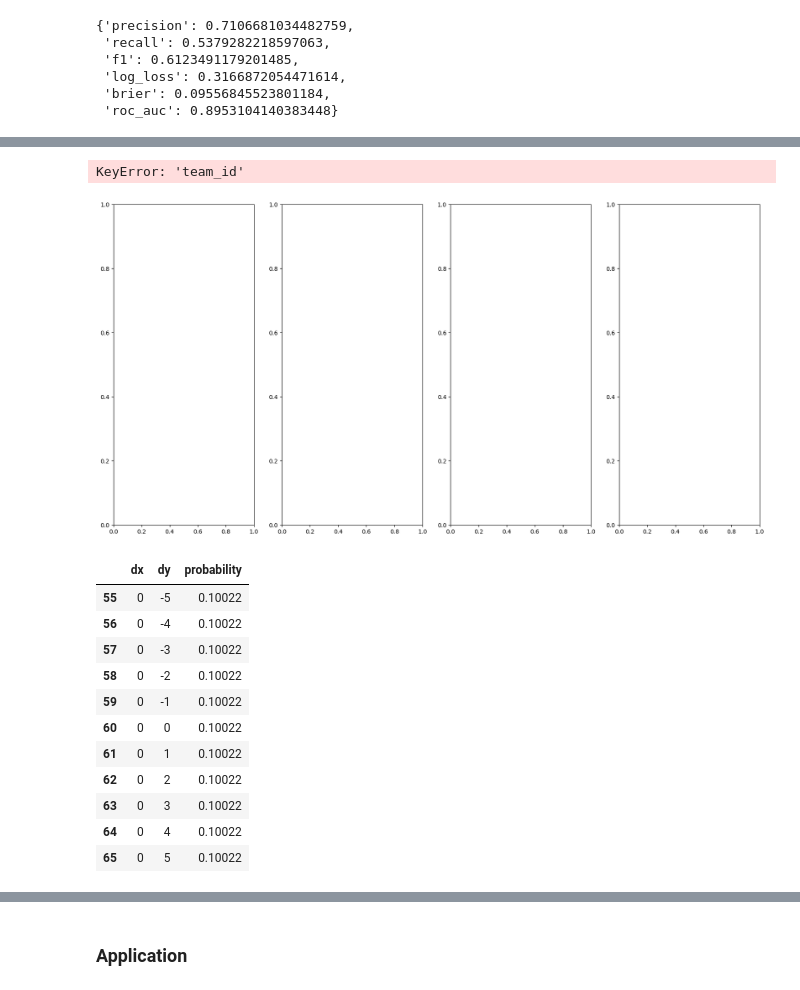
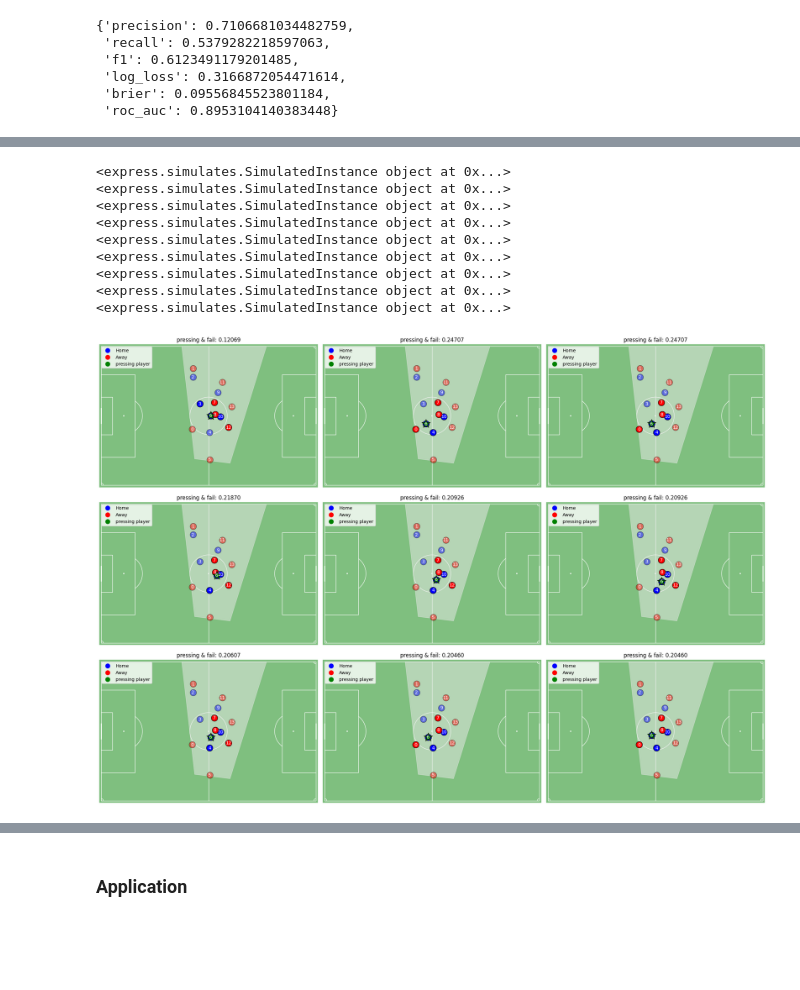
Before and after one commit to leemingo/sr-press, a Jupyter notebook: notebook/5-simulated-pressing-application.ipynb, the cells around one changed output, grey strips where cells are left out. Cells and saved outputs as stored; diff of their text form; code cells hidden in the pictures; blank space fills up the shorter version.

```diff
--- a/notebook/5-simulated-pressing-application.ipynb
+++ b/notebook/5-simulated-pressing-application.ipynb
@@ -128,0 +110,14 @@ df_actions.head(2)
+# %%
+raw_instance = next((instance for instance in simulated_instances if instance.raw), None)
+if not raw_instance:
+    raise ValueError("raw가 True인 인스턴스가 없습니다.")
+
+k = 8
+sorted_instances = sorted(
+    [instance for instance in simulated_instances if not instance.raw],
+    key=lambda x: x.prob,
+    reverse=True
+)
+
+instances = [raw_instance] + sorted_instances[:k]
+instances
@@ -129,40 +163,41 @@ df_actions.head(2)
 # %%
-k = 3
+cols = int(k ** 0.5) + 1  # 가로
+rows = (k + cols - 1) // cols  # 세로
 
-raw_data = df_results[(df_results['dx'] == 0) & (df_results['dy'] == 0)]
-df_top_k = df_results[~((df_results['dx'] == 0) & (df_results['dy'] == 0))].nlargest(k, 'probability')
-combined_data = pd.concat([raw_data, df_top_k]).reset_index(drop=True)
+fig, axes = plt.subplots(rows, cols, figsize=(7 * cols, 5 * rows))
+axes = axes.flatten()
 
-fig, axes = plt.subplots(1, len(combined_data), figsize=(20, 10))
-for i, (_, row) in enumerate(combined_data.iterrows()):
+for i, instance in enumerate(instances):
+    print(instance)
+    action = instance.data # 모든 플레이가 왼쪽에서 오른쪽으로 플레이되므로..다시 원정은 오른쪽으로 변환
+    # action = _fix_direction_of_play(action, home_team_id)
+    # action["freeze_frame_360"] = action.assign(away_idx=(action.team_id != home_team_id)).apply(
+    #     lambda x: _sb_freeze_frame_to_spadl(x.freeze_frame_360, x.away_idx), axis=1
+    # )
+    prob = instance.prob
+
     plot_action(
-        action= row["action"],
+        action= action.squeeze(),
         home_team_id=home_team_id,
-        prob=row["probability"],
+        prob=prob,
         ax=axes[i]
     )
 
-    title_prefix = "Raw Data" if (row["dx"] == 0 and row["dy"] == 0) else f"Top {i}"
-    axes[i].set_title(f"{title_prefix} (prob: {row['probability']:.2f})")
+
+    # title_prefix = "Raw Data" if (row["dx"] == 0 and row["dy"] == 0) else f"Top {i}"
+    # axes[i].set_title(f"{title_prefix} (prob: {row['probability']:.2f})")
 
 # 레이아웃 조정
 plt.tight_layout()
 plt.show()
 # %% [output]
-KeyError: 'team_id'
+<express.simulates.SimulatedInstance object at 0x...>
+<express.simulates.SimulatedInstance object at 0x...>
+<express.simulates.SimulatedInstance object at 0x...>
+<express.simulates.SimulatedInstance object at 0x...>
+<express.simulates.SimulatedInstance object at 0x...>
+<express.simulates.SimulatedInstance object at 0x...>
+<express.simulates.SimulatedInstance object at 0x...>
+<express.simulates.SimulatedInstance object at 0x...>
+<express.simulates.SimulatedInstance object at 0x...>
-[figure, old version]
+[figure, new version]
-# %%
-df_results[df_results["dx"] == 0]
-# %% [output]
-|  | dx | dy | probability |
-| 55 | 0 | -5 | 0.10022 |
-| 56 | 0 | -4 | 0.10022 |
-| 57 | 0 | -3 | 0.10022 |
-| 58 | 0 | -2 | 0.10022 |
-| 59 | 0 | -1 | 0.10022 |
-| 60 | 0 | 0 | 0.10022 |
-| 61 | 0 | 1 | 0.10022 |
-| 62 | 0 | 2 | 0.10022 |
-| 63 | 0 | 3 | 0.10022 |
-| 64 | 0 | 4 | 0.10022 |
-| 65 | 0 | 5 | 0.10022 |
```
Also changed, not shown: parts of 17 cells of this notebook, 2 other files.
